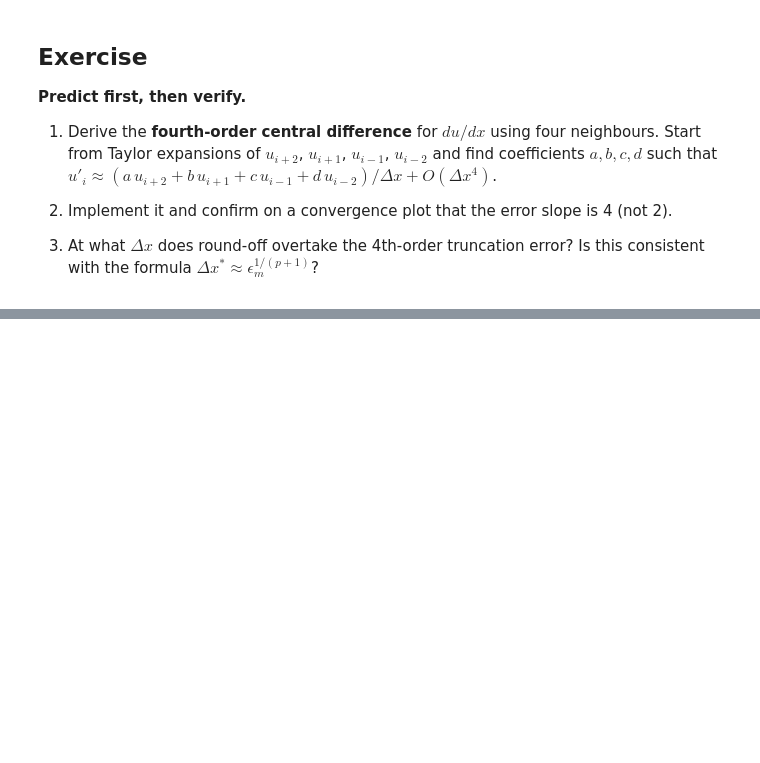
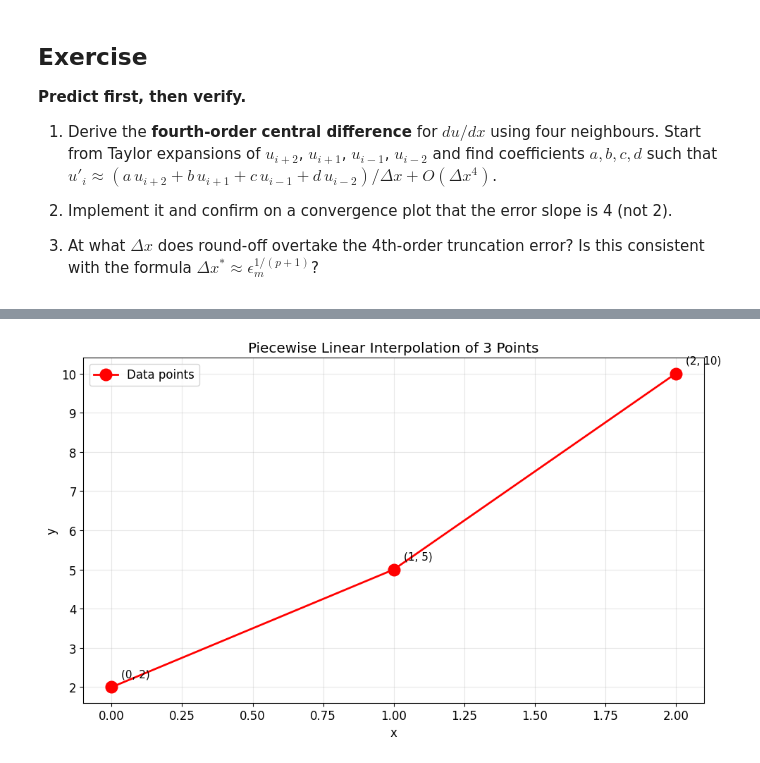
Before and after one commit to harishragul/cfd, a Jupyter notebook: curriculum/module_01_foundations/05_finite_difference_method.ipynb, the cells around one changed output, grey strips where cells are left out. Cells and saved outputs as stored; diff of their text form; code cells hidden in the pictures; blank space fills up the shorter version.

```diff
--- a/curriculum/module_01_foundations/05_finite_difference_method.ipynb
+++ b/curriculum/module_01_foundations/05_finite_difference_method.ipynb
@@ -299,0 +313,20 @@ plt.show()
+# %%
+# Our three data points
+x = np.array([0.0, 1.0, 2.0])
+y = np.array([2.0, 5.0, 10.0])
+
+# Plot the piecewise linear interpolation
+fig, ax = plt.subplots()
+ax.plot(x, y, 'ro-', markersize=12, label='Data points')
+for i in range(len(x)):
+    ax.annotate(f'({x[i]:.0f}, {y[i]:.0f})', (x[i], y[i]),
+                textcoords="offset points", xytext=(10, 10), fontsize=11)
+ax.set_xlabel('x')
+ax.set_ylabel('y')
+ax.set_title('Piecewise Linear Interpolation of 3 Points')
+ax.legend()
+ax.grid(True, alpha=0.3)
+plt.tight_layout()
+plt.show()
+# %% [output]
+[figure, added]
```
Also changed, not shown: parts of 8 cells of this notebook, 8 other files.
